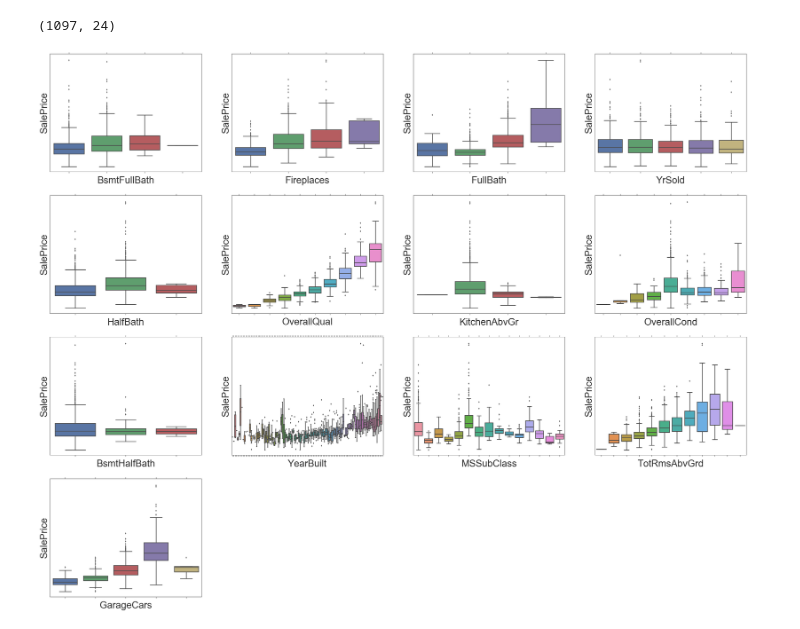
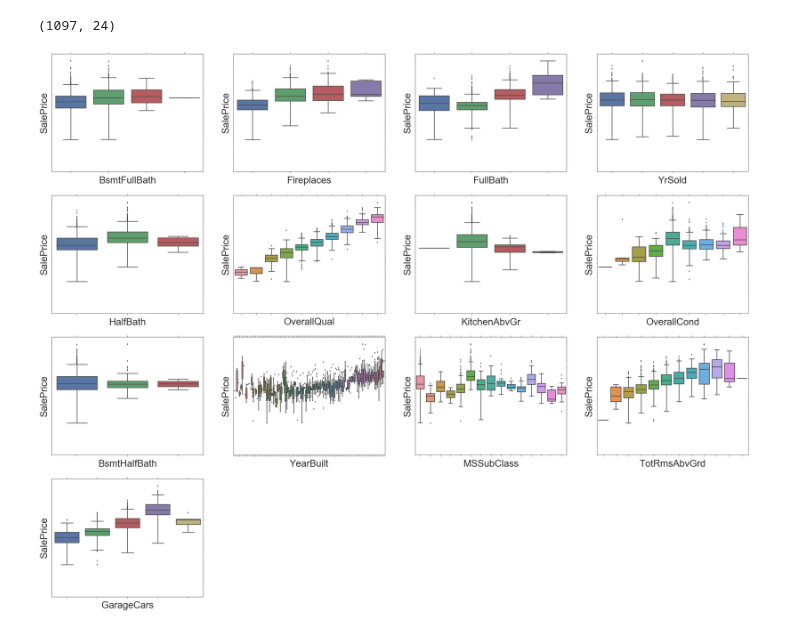
Before and after one commit to gmsardane/Predicting-Ames-Housing-Prices, a Jupyter notebook: Box_plot_non_continuos_features.ipynb, the cells around one changed output. Cells and saved outputs as stored; diff of their text form; code cells hidden in the pictures.

```diff
--- a/Box_plot_non_continuos_features.ipynb
+++ b/Box_plot_non_continuos_features.ipynb
@@ -42,18 +42,19 @@ print np.shape(data_all)
 # %%
 
 # Discrete features.
 discrete_features = list(set(list(data.columns[data.dtypes == 'int64'][1:-1])) - set(cont_features))
 plt.figure(figsize=(50, 100))
 
 for i, feature in enumerate(discrete_features[1:-1],1):
     if feature not in cont_features:
         plt.subplot(10, 4, i)
         g = sns.boxplot(x=feature, y="SalePrice", data=data)
         g.set(xticklabels=[])
         plt.xticks( rotation=45)
+        plt.semilogy()
         plt.yticks(())
 # %% [output]
-[figure, old version]
+[figure, new version]
 # %%
 category_features = sorted(list(set(list(data.columns[data.dtypes == object][1:-1])) - set(cont_features)))
 plt.figure(figsize=(50, 100))
```
Also changed, not shown: parts of 2 cells of this notebook, 8 other files.
